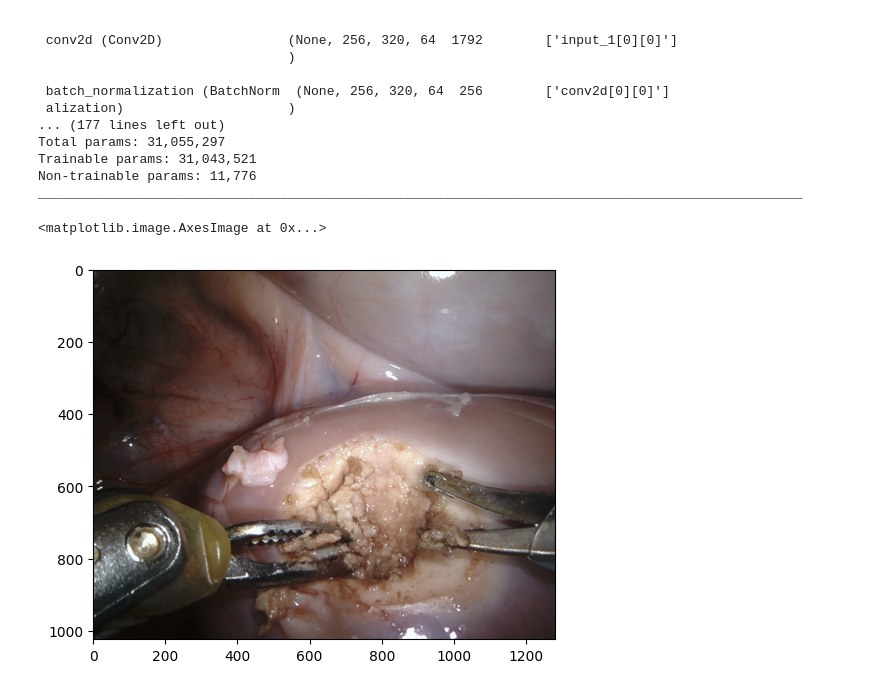
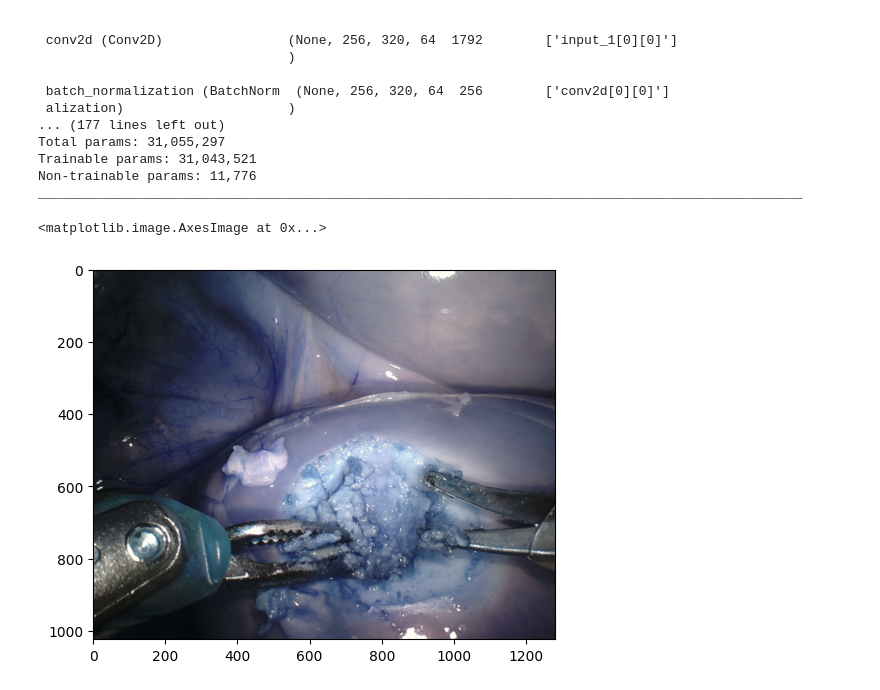
Before and after one commit to JoshuaR26/U-Net-Surgical-Tool-Segmentation, a Jupyter notebook: predict.ipynb, the cells around one changed output. Drawn from its saved outputs; the diff is of its cells as text; code cells hidden in the pictures.

```diff
--- a/predict.ipynb
+++ b/predict.ipynb
@@ -47,11 +47,11 @@ ________________________________________________________________________________
 test_x = glob(os.path.join(dataset_path, 'frames', '*'))
 # %%
 img = cv2.imread(test_x[0])
-img = cv2.cvtColor(img, cv2.COLOR_BGR2RGB)
+cv2.cvtColor(img, cv2.COLOR_BGR2RGB)
 plt.imshow(img)
 # %% [output]
 <matplotlib.image.AxesImage at 0x...>
-[figure, old version]
+[figure, new version]
 # %%
 time_taken = []
 for x in tqdm(test_x):
```
Also changed, not shown: parts of 4 cells of this notebook, 5 other files.
